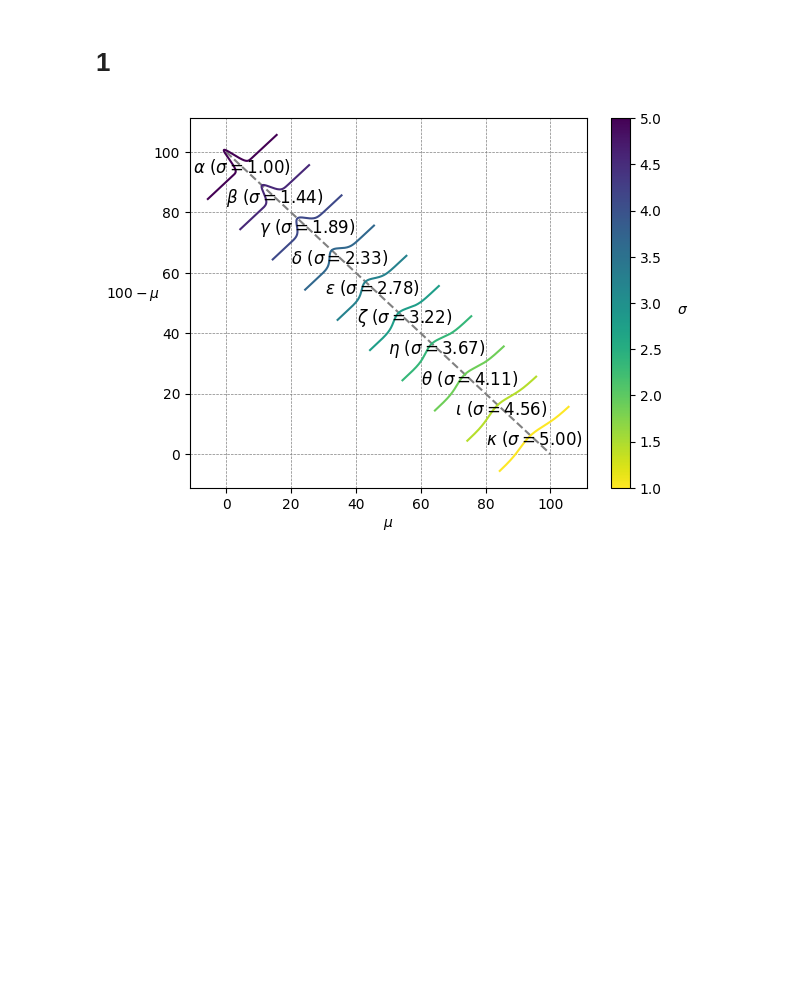
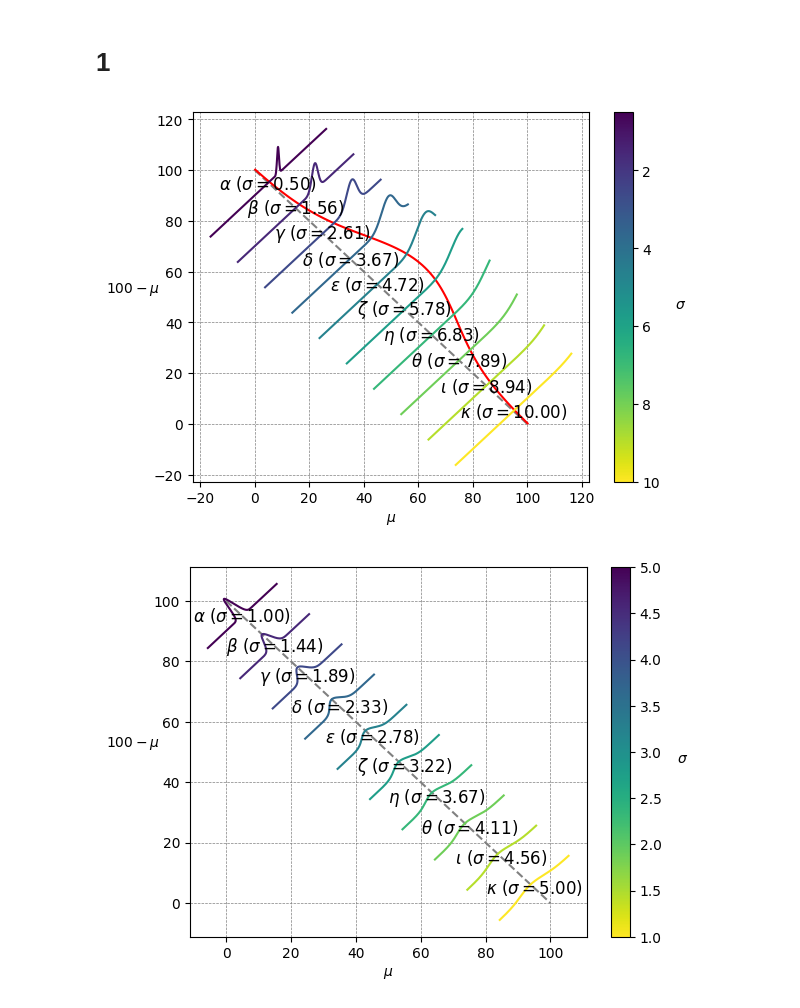
Before and after one commit to abikesa/apollonian, a Jupyter notebook: _build/jupyter_execute/act_1/act_1_0/act_1_0_0/act_1_0_0_1.ipynb, the cells around one changed output. Saved outputs shown, nothing was run; the diff lists cells and outputs as text; code cells hidden in the pictures; blank space fills up the shorter version.

Commit message:
visualization for icc is now 100%

```diff
--- a/_build/jupyter_execute/act_1/act_1_0/act_1_0_0/act_1_0_0_1.ipynb
+++ b/_build/jupyter_execute/act_1/act_1_0/act_1_0_0/act_1_0_0_1.ipynb
@@ -2,6 +2,77 @@
 #
 
 # 1
+# %%
+import matplotlib.pyplot as plt
+import numpy as np
+from matplotlib.cm import ScalarMappable
+import matplotlib.colors as mcolors
+
+# Define Gaussian Function
+def gaussian(x, mean, std_dev, amplitude=1):
+    return amplitude * np.exp(-0.5 * ((x - mean) / std_dev) ** 2)
+
+# Function to overlay Gaussian on the diagonal
+def overlay_gaussian_on_diagonal(ax, mean, std_dev, num_points=100):
+    x = np.linspace(0, 100, num_points)
+    y = gaussian(x, mean, std_dev, amplitude=std_dev)
+    x_translated = x + y / np.sqrt(2)
+    y_translated = 100 - x + y / np.sqrt(2)
+    ax.plot(x_translated, y_translated, color='red', label='Overlay Gaussian')
+
+# Create the plot and axis object
+fig, ax = plt.subplots()
+
+# Add dashed diagonal line
+ax.plot([0, 100], [100, 0], linestyle='--', color='gray', label='Diagonal Line')
+
+# Overlay red Gaussian along diagonal
+mean = 50
+std_dev = 17
+overlay_gaussian_on_diagonal(ax, mean, std_dev)
+
+# Your other plotting code for multiple Gaussians
+intervals = np.linspace(0, 100, 11)
+custom_means = np.linspace(5, 50, 10)
+custom_stds = np.linspace(.5, 10, 10)
+
+greek_letters = ['α', 'β', 'γ', 'δ', 'ε', 'ζ', 'η', 'θ', 'ι', 'κ']
+
+cmap = plt.get_cmap('viridis')
+norm = plt.Normalize(custom_stds.min(), custom_stds.max())
+sm = ScalarMappable(cmap=cmap, norm=norm)
+sm.set_array([])
+
+for i in range(10):
+    xi, xf = intervals[i], intervals[i+1]
+    x_center, y_center = (xi + xf) / 2, 100 - (xi + xf) / 2
+
+    x_curve = np.linspace(-30, 30, 400)
+    y_curve = gaussian(x_curve, custom_means[i], custom_stds[i], amplitude=15)
+
+    x_gauss = x_center + x_curve / np.sqrt(2)
+    y_gauss = y_center + y_curve / np.sqrt(2) + x_curve / np.sqrt(2)
+
+    ax.plot(x_gauss, y_gauss, color=cmap(norm(custom_stds[i])))
+    ax.text(x_center, y_center, f"${greek_letters[i]} \ (\sigma={custom_stds[i]:.2f})$", fontsize=12, ha='center', va='center')
+
+# Grid and Legend
+ax.grid(True, linestyle='--', linewidth=0.5, color='grey')
+
+# Create reversed colormap for colorbar
+cbar = fig.colorbar(sm, ax=ax)
+cbar.set_label(r'$\sigma$', rotation=0, labelpad=15, fontstyle='italic')
+
+# Reverse the colorbar
+cbar.ax.invert_yaxis()
+
+# Add x and y axis titles
+ax.set_xlabel(r'$\mu$', fontstyle='italic')
+ax.set_ylabel(r'$100-\mu$', rotation=0, fontstyle='italic', labelpad=15)
+
+plt.show()
+# %% [output]
+[figure, added]
 # %%
 import matplotlib.pyplot as plt
 import numpy as np
```
Also changed, not shown: 7 other files.
